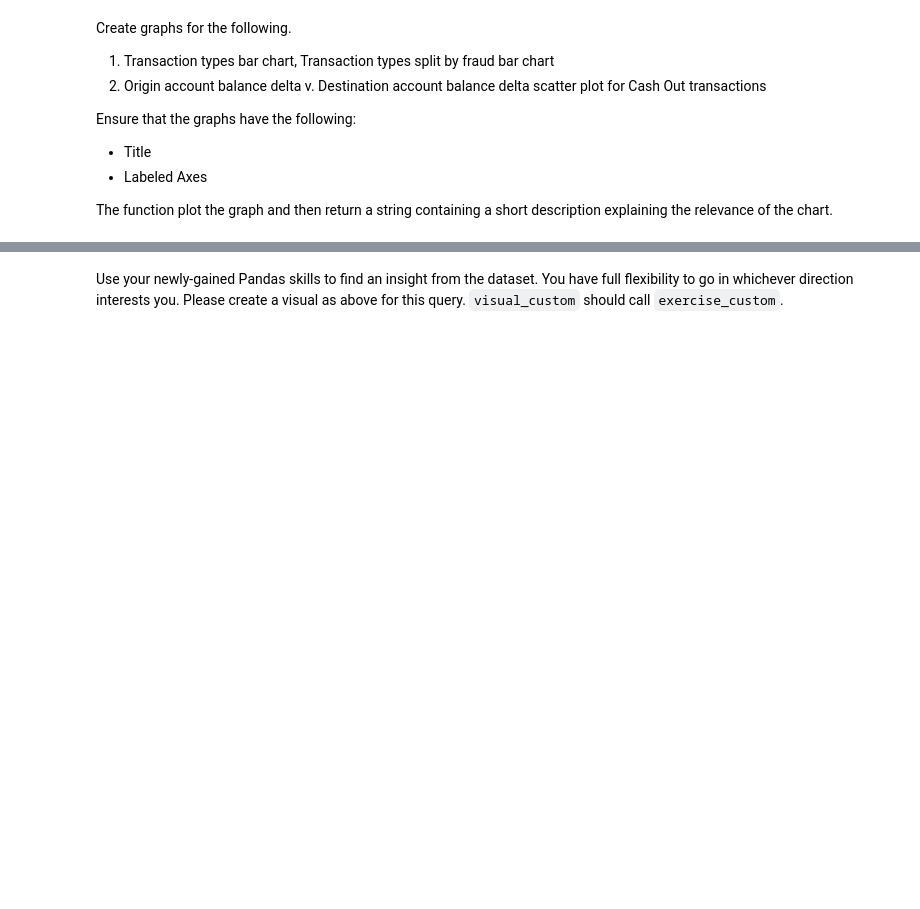
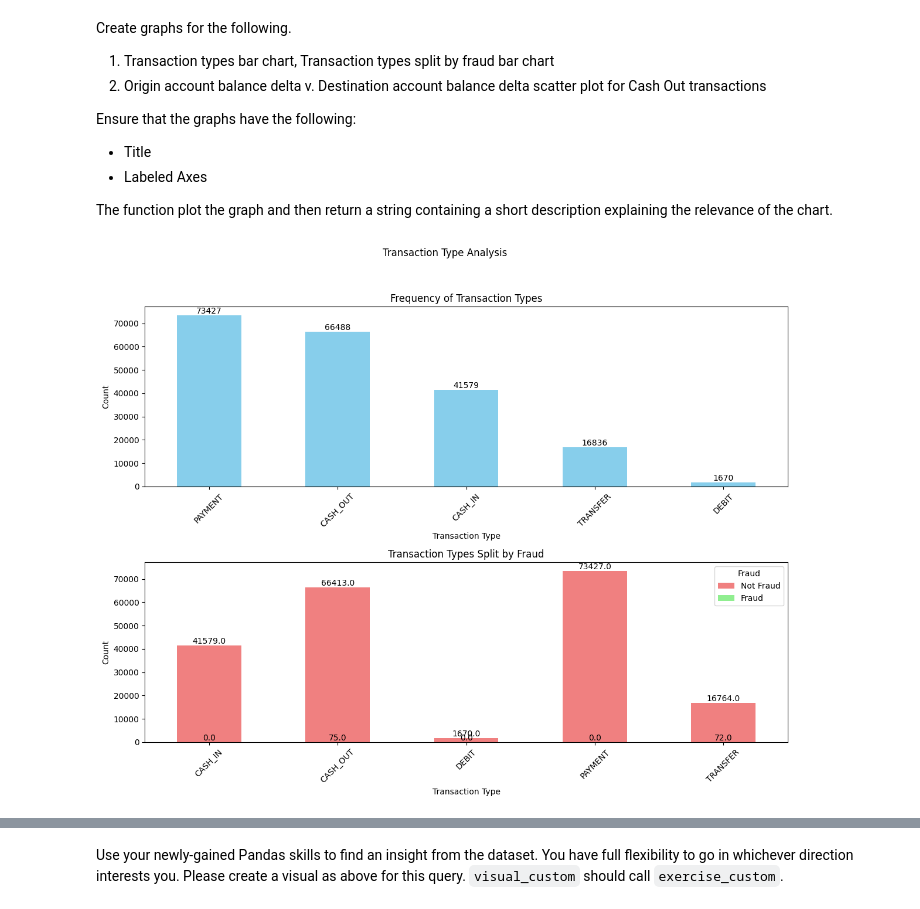
Before and after one commit to L0G1C06/jpmorganjob, a Jupyter notebook: task1.ipynb, the cells around one changed output, grey strips where cells are left out. Drawn from its saved outputs; the diff is of its cells as text; code cells hidden in the pictures; blank space fills up the shorter version.

```diff
--- a/task1.ipynb
+++ b/task1.ipynb
@@ -68,2 +75,3 @@ ModuleNotFoundError: No module named 'pandas'
 # %%
-df = exercise_0('transactions.csv')
+df = exercise_0('./transactions.csv')
+df.head(5)
@@ -81,30 +112,37 @@ Ensure that the graphs have the following:
 The function plot the graph and then return a string containing a short description explaining the relevance of the chart.
 # %%
 def visual_1(df):
-    def transaction_counts(df):
-        # TODO
-        pass
-    def transaction_counts_split_by_fraud(df):
-        # TODO
-        pass
+    def transaction_counts(ax):
+        df['type'].value_counts().plot(kind='bar', color='skyblue', ax=ax)
+        ax.set_title('Frequency of Transaction Types')
+        ax.set_xlabel('Transaction Type')
+        ax.set_ylabel('Count')
+        ax.tick_params(axis='x', rotation=45)
+        for p in ax.patches:
+            ax.annotate(f'{p.get_height()}', (p.get_x() + p.get_width() / 2, p.get_height()),
+                        ha='center', va='center', xytext=(0, 5), textcoords='offset points')
 
-    fig, axs = plt.subplots(2, figsize=(6,10))
-    transaction_counts(df).plot(ax=axs[0], kind='bar')
-    axs[0].set_title('TODO')
-    axs[0].set_xlabel('TODO')
-    axs[0].set_ylabel('TODO')
-    transaction_counts_split_by_fraud(df).plot(ax=axs[1], kind='bar')
-    axs[1].set_title('TODO')
-    axs[1].set_xlabel('TODO')
-    axs[1].set_ylabel('TODO')
-    fig.suptitle('TODO')
+    def transaction_counts_split_by_fraud(ax):
+        df.groupby(['type', 'isFraud']).size().unstack().plot(kind='bar', stacked=True, color=['lightcoral', 'lightgreen'], ax=ax)
+        ax.set_title('Transaction Types Split by Fraud')
+        ax.set_xlabel('Transaction Type')
+        ax.set_ylabel('Count')
+        ax.tick_params(axis='x', rotation=45)
+        ax.legend(title='Fraud', labels=['Not Fraud', 'Fraud'])
+        for p in ax.patches:
+            ax.annotate(f'{p.get_height()}', (p.get_x() + p.get_width() / 2, p.get_height()),
+                        ha='center', va='center', xytext=(0, 5), textcoords='offset points')
+
+    fig, axs = plt.subplots(2, figsize=(12, 10))
+    transaction_counts(axs[0])
+    transaction_counts_split_by_fraud(axs[1])
+
+    fig.suptitle('Transaction Type Analysis')
     fig.tight_layout(rect=[0, 0.03, 1, 0.95])
-    for ax in axs:
-      for p in ax.patches:
-          ax.annotate(p.get_height(), (p.get_x(), p.get_height()))
-    return 'TODO'
 
 visual_1(df)
+# %% [output]
+[figure, added]
 # %%
 def visual_2(df):
     def query(df):
```
Also changed, not shown: parts of 5 cells of this notebook, 2 other files.
